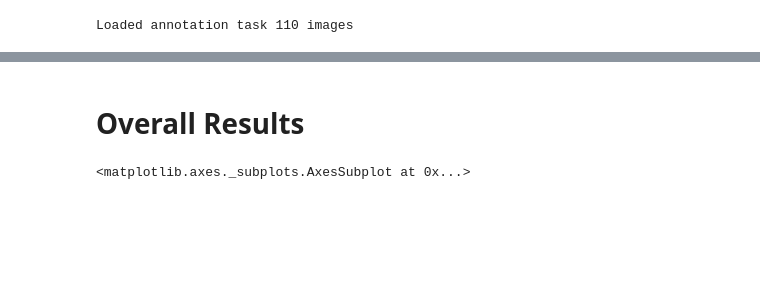
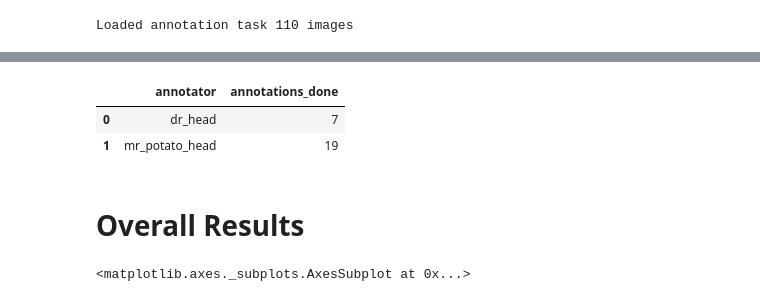
Before and after one commit to chestrays/jupyanno, a Jupyter notebook: dashboard.ipynb, the cells around one changed output, grey strips where cells are left out. Saved outputs shown, nothing was run; the diff lists cells and outputs as text; code cells hidden in the pictures; blank space fills up the shorter version.

Commit message:
Update dashboard.ipynb
cleaning up dashboard output and adding annotation count as table

```diff
--- a/dashboard.ipynb
+++ b/dashboard.ipynb
@@ -104,3 +67,9 @@ annot_df
+# %%
+annot_df.groupby('annotator').size().reset_index(name='annotations_done')
+# %% [output]
+|  | annotator | annotations_done |
+| 0 | dr_head | 7 |
+| 1 | mr_potato_head | 19 |
 # %%
 results_df = pd.merge(annot_df,
          data_df,
```
Also changed, not shown: parts of 7 cells of this notebook.
